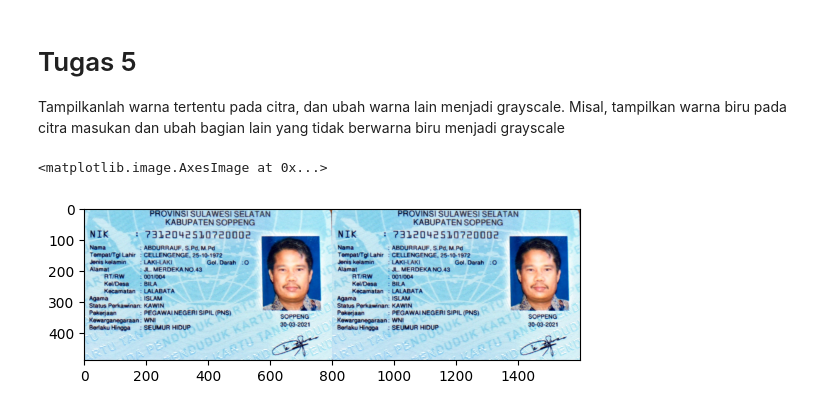
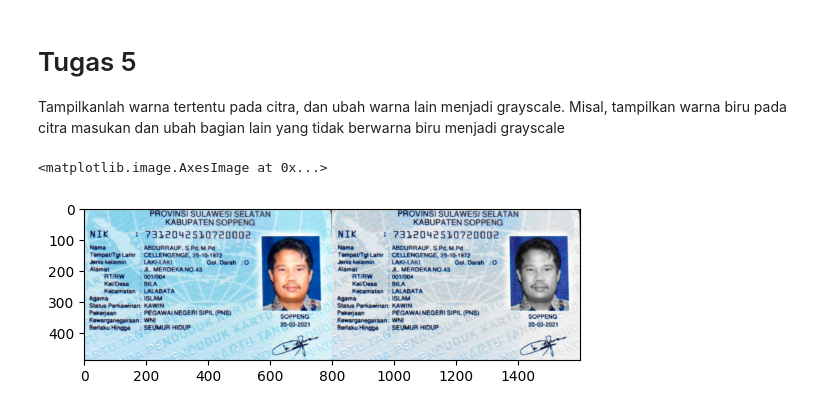
Before and after one commit to ImmarGaneru/PCVK_Ganjil_2024, a Jupyter notebook: Week3.ipynb, the cells around one changed output. Saved outputs shown, nothing was run; the diff lists cells and outputs as text; code cells hidden in the pictures.

```diff
--- a/Week3.ipynb
+++ b/Week3.ipynb
@@ -163,19 +163,23 @@ plt.imshow(final_frame)
 # %% [markdown]
 # Tugas 5
 Tampilkanlah warna tertentu pada citra, dan ubah warna lain menjadi grayscale. Misal, tampilkan warna biru pada citra masukan dan ubah bagian lain yang tidak berwarna biru menjadi grayscale
-# %%
-gray_blue = cv.cvtColor(ktp, cv.COLOR_BGR2RGB)
-gray_blue = np.zeros(ktp.shape, ktp.dtype)
-r, g, b = cv.split(ktp)
-
-gray_g = (g * 0.299 + g * 0.587 + g * 0.114).astype(np.uint8)
-gray_r = (r * 0.299 + r * 0.587 + r * 0.114).astype(np.uint8)
-
-gray_blue = cv.merge([gray_r, gray_g, b])
-
-final_frame = cv.hconcat((ktp, gray_blue))
-plt.imshow(final_frame)
-#
-# %% [output]
-<matplotlib.image.AxesImage at 0x...>
-[figure, removed]
+# %%
+hsv = cv.cvtColor(ktp, cv.COLOR_RGB2HSV)
+
+lower_blue = np.array([100, 50, 50])
+upper_blue = np.array([140, 255, 255])
+
+mask = cv.inRange(hsv, lower_blue, upper_blue)
+blue_ktp = cv.bitwise_and(ktp, ktp, mask=mask)
+
+gray_image = cv.cvtColor(ktp, cv.COLOR_BGR2GRAY)
+gray_ktp = cv.cvtColor(gray_image, cv.COLOR_GRAY2BGR)
+
+gray_blue = np.where(blue_ktp != 0, blue_ktp, gray_ktp)
+
+final_frame = cv.hconcat((ktp, gray_blue))
+plt.imshow(final_frame)
+#
+# %% [output]
+<matplotlib.image.AxesImage at 0x...>
+[figure, added]
```
